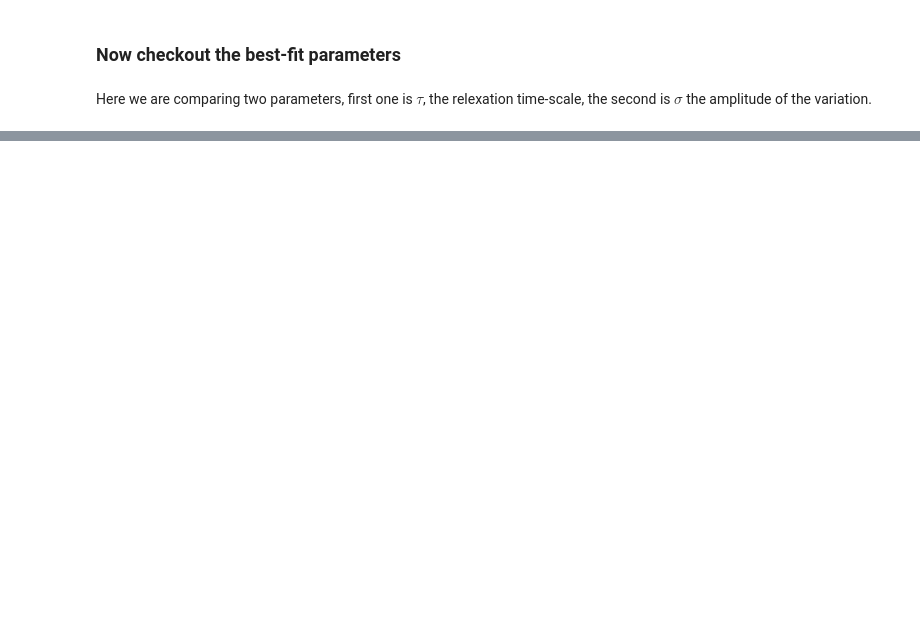
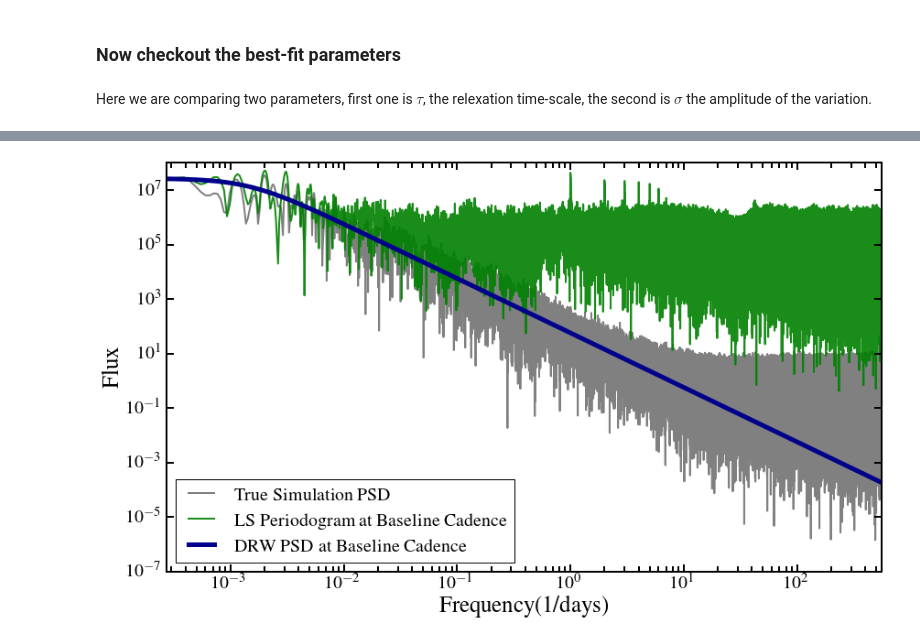
Before and after one commit to ywx649999311/lsst_cadence, a Jupyter notebook: DRW mock lc.ipynb, the cells around one changed output, grey strips where cells are left out. Cells and saved outputs as stored; diff of their text form; code cells hidden in the pictures; blank space fills up the shorter version.

```diff
--- a/DRW mock lc.ipynb
+++ b/DRW mock lc.ipynb
@@ -179,0 +228,29 @@ Rolling cadence, enigma_1260
+# %%
+# psd for mock light curve
+from astropy import stats
+ls = stats.LombScargle(DRW_lc.t[0::4], DRW_lc.y[0::4], DRW_lc.yerr[0::4], nterms=1)
+f_mock, psd_mock = ls.autopower(method='fast', normalization='psd', minimum_frequency=start, maximum_frequency=stop)
+# %%
+# psd for bl_down
+ls_down = stats.LombScargle(bl_down.t, bl_down.y, bl_down.yerr, nterms=1)
+f, p = ls_down.autopower(method='fast',normalization='psd', minimum_frequency=start, maximum_frequency=stop)
+# %%
+down2mock = psd_mock[0]/p[0]
+drw2mock = psd_mock[0]/psd[0]
+# %%
+nf_mock = np.append(f_mock[:10000], f_mock[10000::10])
+npsd_mock = np.append(psd_mock[:10000], psd_mock[10000::10])
+nf = np.append(f[:10000], f[10000::10])
+nps = np.append(p[:10000], p[10000::10])
+# %%
+plt.loglog(nf_mock, npsd_mock, color='gray', label='True Simulation PSD')
+plt.loglog(nf, nps*down2mock, color='g', alpha=0.9, label='LS Periodogram at Baseline Cadence')
+plt.loglog(freqs, psd*drw2mock, linewidth=5, color='darkblue',label='DRW PSD at Baseline Cadence')
+plt.xlim(freqs[0], freqs[-1])
+plt.ylim(10e-8, 10e7)
+plt.xlabel('Frequency(1/days)', fontsize=25)
+plt.ylabel('Flux', fontsize=25)
+plt.legend(loc=3)
+#plt.savefig('/home/mount/fig2.png', dpi=300)
+# %% [output]
+[figure, added]
```
Also changed, not shown: parts of 21 cells of this notebook, 8 other files.
